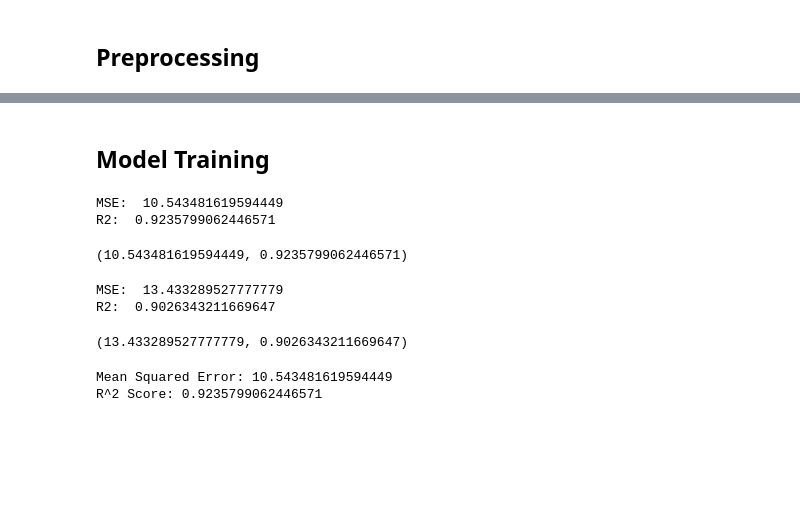
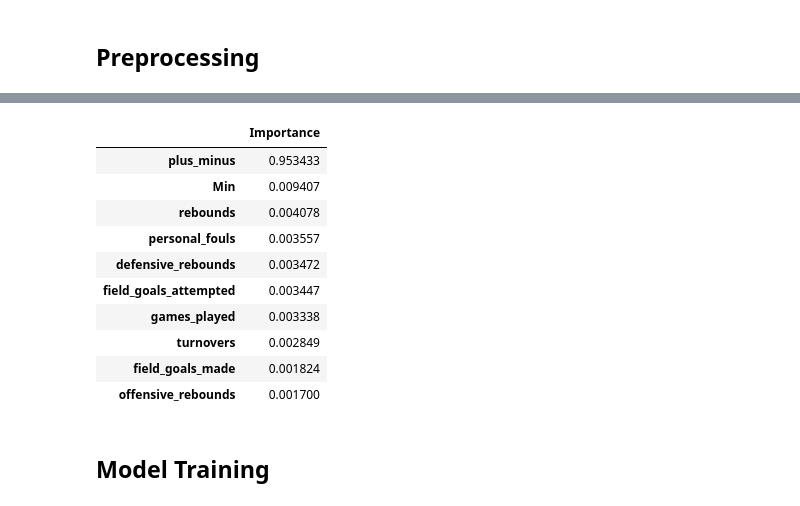
Before and after one commit to allennguyen01/nba-champion-prediction, a Jupyter notebook: main.ipynb, the cells around one changed output, grey strips where cells are left out. Drawn from its saved outputs; the diff is of its cells as text; code cells hidden in the pictures; blank space fills up the shorter version.

```diff
--- a/main.ipynb
+++ b/main.ipynb
@@ -122,0 +150,10 @@ ColumnTransformer(transformers=[('standardscaler', StandardScaler(),
+# %%
+def get_best_model_and_accuracy(model, param_grid, X_train, y_train):
+  grid = GridSearchCV(model, param_grid, cv=3)
+  grid.fit(X_train, y_train)
+
+  print(f"Best accuracy: {grid.best_score_}")
+  print(f"Best parameters: {grid.best_params_}")
+  return grid.best_estimator_
+# %%
+best_svr_pipe = get_best_model_and_accuracy(svr_pipeline, svr_param_grid, X_train, y_train)
@@ -122,0 +163,2 @@ ColumnTransformer(transformers=[('standardscaler', StandardScaler(),
+# %%
+best_rf_pipe = get_best_model_and_accuracy(rf_pipeline, rf_param_grid, X_train, y_train)
@@ -122,0 +168,5 @@ ColumnTransformer(transformers=[('standardscaler', StandardScaler(),
+# %%
+ohe_features = best_svr_pipe.named_steps["columntransformer"].named_transformers_["onehotencoder"].get_feature_names_out(categorical_features).tolist()
+
+feature_names = (numeric_features + ohe_features)
+feature_names[:10]
@@ -123,3 +184,25 @@ ColumnTransformer(transformers=[('standardscaler', StandardScaler(),
+# %%
+data = {
+  "Importance": best_rf_pipe.named_steps["randomforestregressor"].feature_importances_,
+}
+rf_imp_df = pd.DataFrame(
+  data=data,
+  index=feature_names,
+).sort_values(by="Importance", ascending=False)
+
+rf_imp_df.head(10)
+# %% [output]
+|  | Importance |
+| plus_minus | 0.953433 |
+| Min | 0.009407 |
+| rebounds | 0.004078 |
+| personal_fouls | 0.003557 |
+| defensive_rebounds | 0.003472 |
+| field_goals_attempted | 0.003447 |
+| games_played | 0.003338 |
+| turnovers | 0.002849 |
+| field_goals_made | 0.001824 |
+| offensive_rebounds | 0.001700 |
 # %% [markdown]
 ## Model Training
 # %%
@@ -140,12 +225,0 @@ def model_training_and_evaluation(model, X_train, y_train, X_test, y_test):
-# %%
-model_training_and_evaluation(LinearRegression(), X_train, y_train, X_test, y_test)
-# %% [output]
-MSE:  10.543481619594449
-R2:  0.9235799062446571
-(10.543481619594449, 0.9235799062446571)
-# %%
-model_training_and_evaluation(RandomForestRegressor(n_estimators=500, random_state=42), X_train, y_train, X_test, y_test)
-# %% [output]
-MSE:  13.433289527777779
-R2:  0.9026343211669647
-(13.433289527777779, 0.9026343211669647)
@@ -157,7 +225,0 @@ y_pred = pipe_lr.predict(X_test)
-# %%
-# Evaluate the model
-print('Mean Squared Error:', mean_squared_error(y_test, y_pred))
-print('R^2 Score:', r2_score(y_test, y_pred))
-# %% [output]
-Mean Squared Error: 10.543481619594449
-R^2 Score: 0.9235799062446571
```
Also changed, not shown: parts of 17 cells of this notebook.
